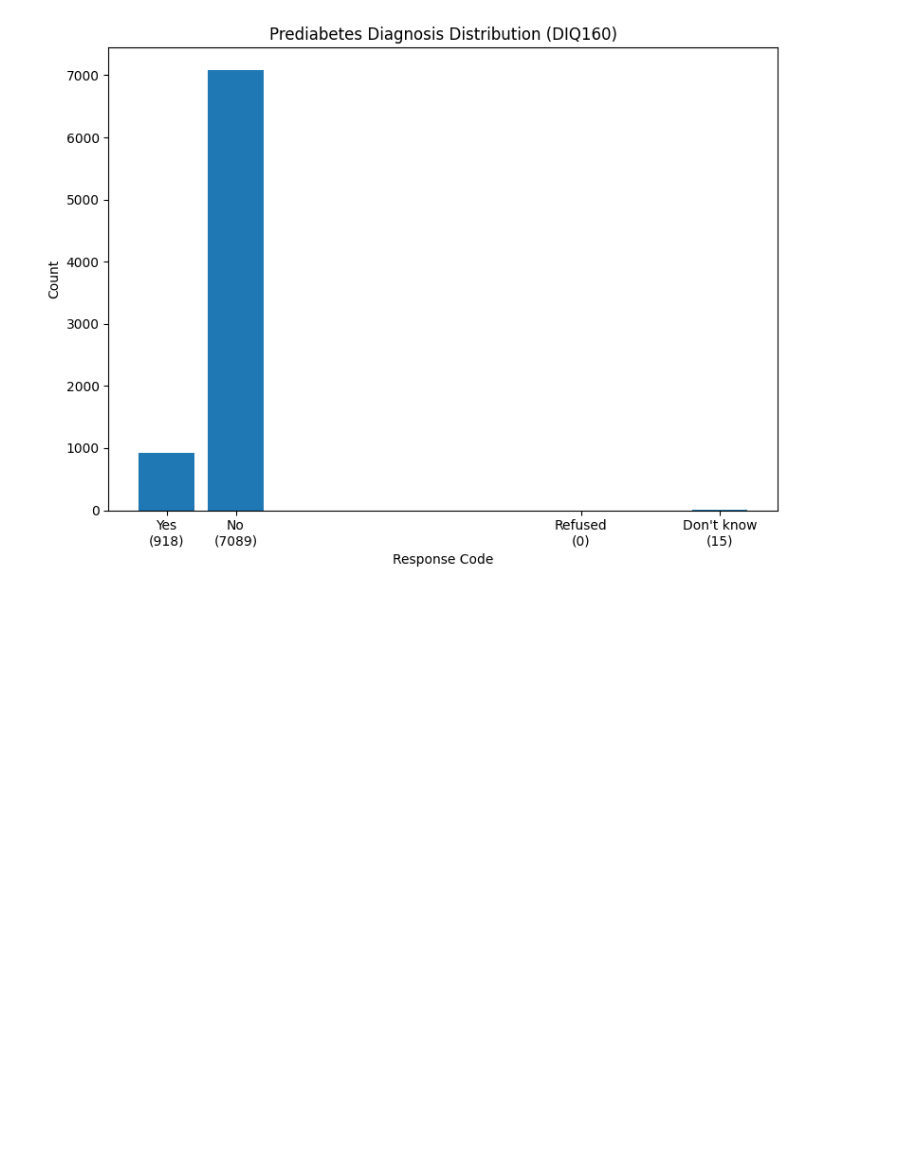
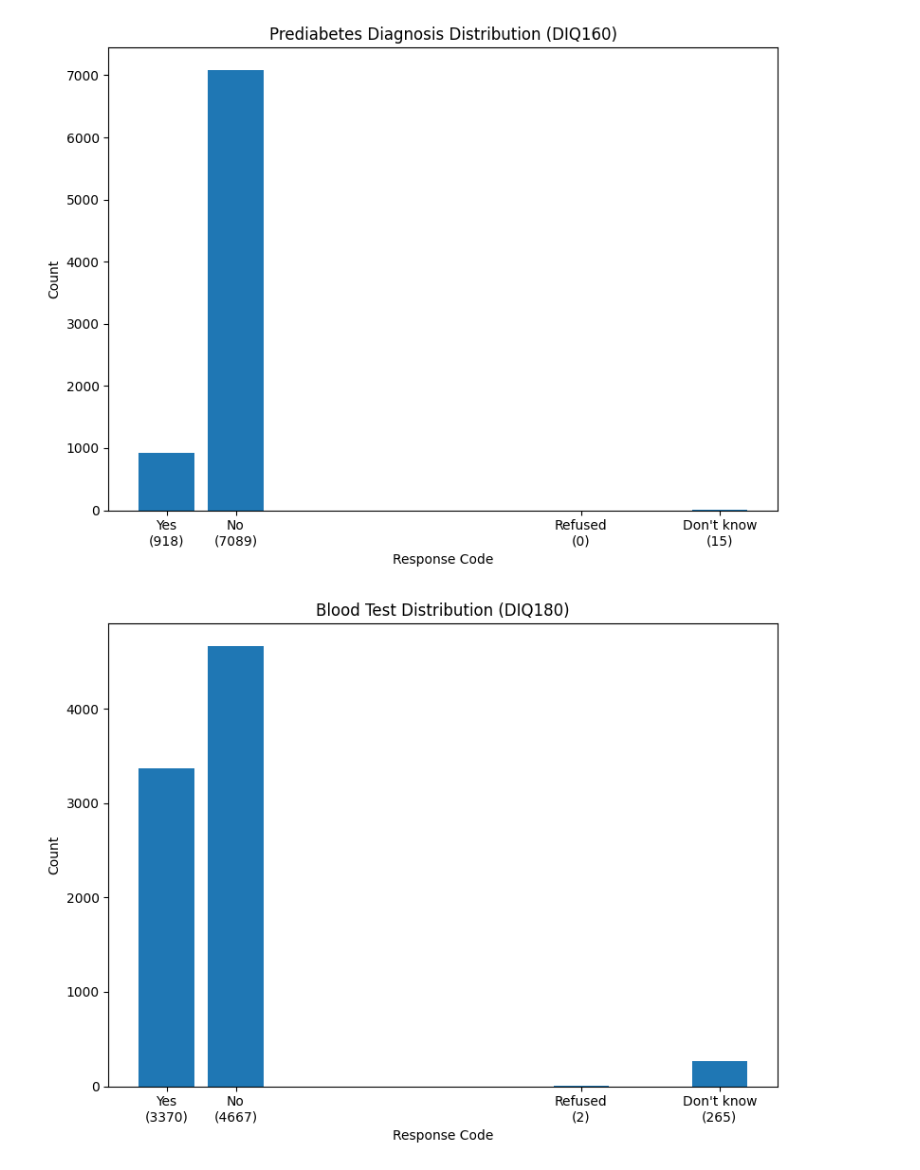
Before and after one commit to PiSaucer/CS426-Project, a Jupyter notebook: diabetes.ipynb, the cells around one changed output. Cells and saved outputs as stored; diff of their text form; code cells hidden in the pictures; blank space fills up the shorter version.

```diff
--- a/diabetes.ipynb
+++ b/diabetes.ipynb
@@ -147,19 +147,19 @@ plt.show()
 # %%
 # Graph for Had blood tested past three years
 counts = df['Had blood tested past three years'].value_counts().sort_index()
 mapping = {1: "Yes", 2: "No", 7: "Refused", 9: "Don't know"}
 
 plt.figure(figsize=(8, 6))
 plt.bar(counts.index, counts.values)
 plt.title('Blood Test Distribution (DIQ180)')
 plt.xlabel('Response Code')
 plt.ylabel('Count')
 
-labels = []
-for key in mapping:
-    count = counts.get(key, 0)
-    labels.append(f"{mapping[key]}\n({count})")
-plt.xticks(list(mapping.keys()), labels, rotation=0)
+positions, tick_labels = mapping_status(counts, mapping)
+plt.xticks(positions, tick_labels, rotation=0)
+
 plt.tight_layout()
 plt.savefig("img/blood_test_distribution.png")
 plt.show()
+# %% [output]
+[figure, added]
```
Also changed, not shown: parts of 3 cells of this notebook.
